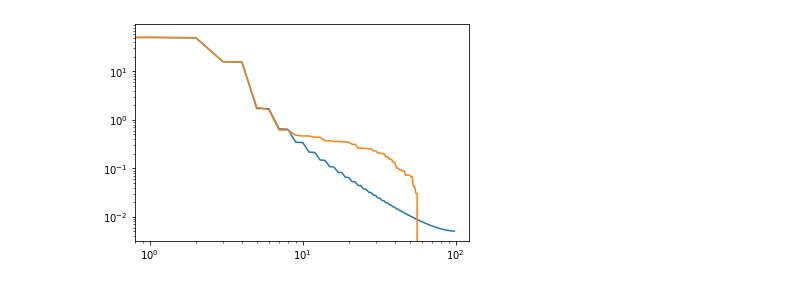
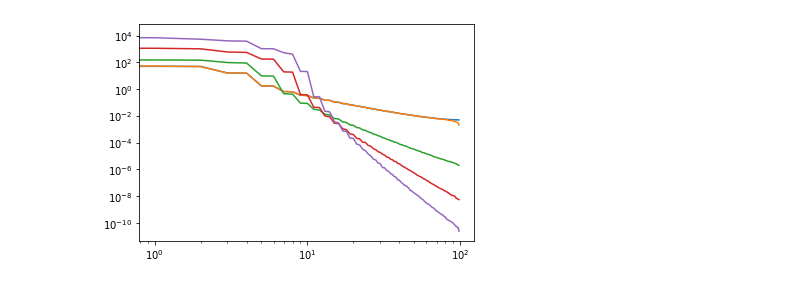
Before and after one commit to genglinliu/NTK-study, a Jupyter notebook: NTK.ipynb, the cells around one changed output. Cells and saved outputs as stored; diff of their text form; code cells hidden in the pictures.

Commit message:
fixed weight and negative eigenvalue for relu

```diff
--- a/NTK.ipynb
+++ b/NTK.ipynb
@@ -46,8 +46,8 @@ def kappa(u):
     k_1 = (1/pi) * (u * (pi - np.arccos(u)) + np.sqrt(1 - u**2))
     return u * k_0 + k_1
 
-def analytic_kernel_entry_2d(x, y, k=None,activation=None): # x, y vector
-    # k is just for fuction call convenience
+def analytic_kernel_entry_2d(x, y, num_samples=None, w1=None, w2=None, k=None,activation=None): # x, y vector
+    # 'None' params are for fuction call convenience
     # don't need norm_prod because x y are both unit vector, norm=1
     norm_prod = np.linalg.norm(x) * np.linalg.norm(y)
     # for 1d input on line, it's just x * y
@@ -61,7 +61,7 @@ def analytic_kernel_entry_2d(x, y, k=None,activation=None): # x, y vector
 
     return kappa(u)
 # %%
-def numerical_kernel_entry(x, y, k=1, activation='relu_k'):
+def numerical_kernel_entry(x, y, num_samples, w1, w2, k=1, activation='relu_k'):
     """
     https://papers.nips.cc/paper/2019/file/c4ef9c39b300931b69a36fb3dbb8d60e-Paper.pdf
     equation (3) on page 3 and section 3.3 on page 7
@@ -75,10 +75,6 @@ def numerical_kernel_entry(x, y, k=1, activation='relu_k'):
     K(x, x') = <x, x'> E[sig'(<w, x>)sig'(<w, x'>)] + E[sig(<w, x>)sig(<w, x'>)]
     E {w ~ N(0, 1)}
     """
-    num_samples = 1000
-
-    # fix this - vectorize
-    w1, w2 = np.random.normal(0.0, 1.0, size=[2, num_samples, 2])
 
     # w1: (num_samples, 2) x: (2,)
     # get dot products
@@ -117,23 +113,26 @@ def calc_NTK_2d(kernel_entry_func, k=1, activation='relu_k'):
     theta = np.linspace(0.0, 2 * pi, num=num_inputs)
     x = np.asarray((np.cos(theta), np.sin(theta)))
 
-    # make kernel
+    # initialize kernel and sample weights
     kernel = np.zeros((num_inputs, num_inputs))
+    num_samples = 1000
+    w1, w2 = np.random.normal(0.0, 1.0, size=[2, num_samples, 2])
 
     for i in range(num_inputs):
         for j in range(num_inputs):
-            kernel[i][j] = kernel_entry_func(x[:, i], x[:, j], k, activation)
+            kernel[i][j] = kernel_entry_func(x[:, i], x[:, j], num_samples, w1, w2, k, activation)
 
     # sort eigenvalues in descending order
-    global eigenvalues
     eigenvalues = np.linalg.eigvals(kernel)
     sorted_eigenvalues = np.sort(eigenvalues)[::-1]
-    # plt.plot(sorted_eigenvalues)
     plt.loglog(sorted_eigenvalues[:-1])
     return eigenvalues
 # %%
 kernel_analytic = calc_NTK_2d(analytic_kernel_entry_2d)
-kernel_numerical = calc_NTK_2d(numerical_kernel_entry, k=1)
+kernel_numerical_k1 = calc_NTK_2d(numerical_kernel_entry, k=1)
+kernel_numerical_k2 = calc_NTK_2d(numerical_kernel_entry, k=2)
+kernel_numerical_k3 = calc_NTK_2d(numerical_kernel_entry, k=3)
+kernel_numerical_k4 = calc_NTK_2d(numerical_kernel_entry, k=4)
 # %% [output]
-[figure, old version]
+[figure, new version]
 # %%
```
Also changed, not shown: parts of 15 cells of this notebook.
